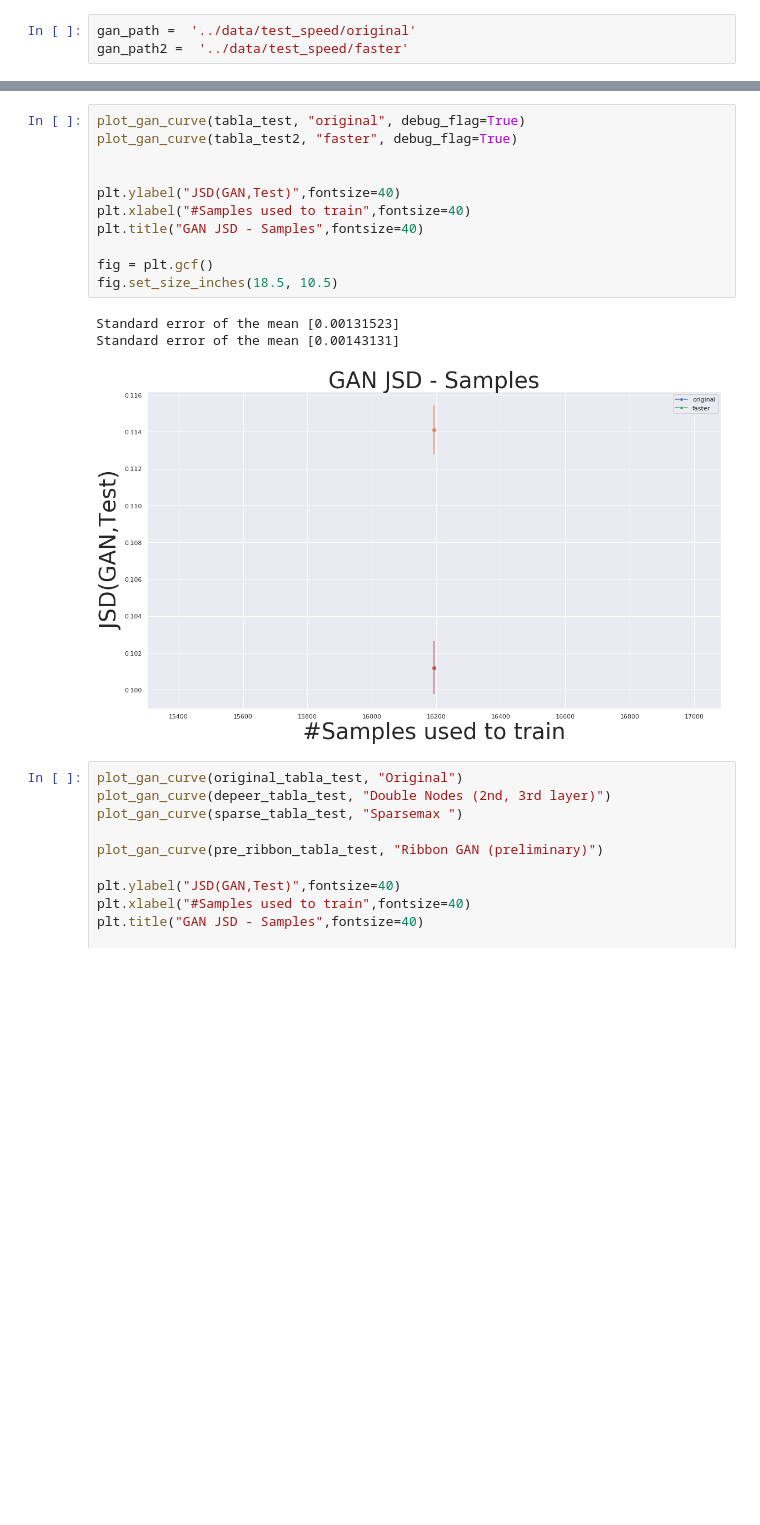
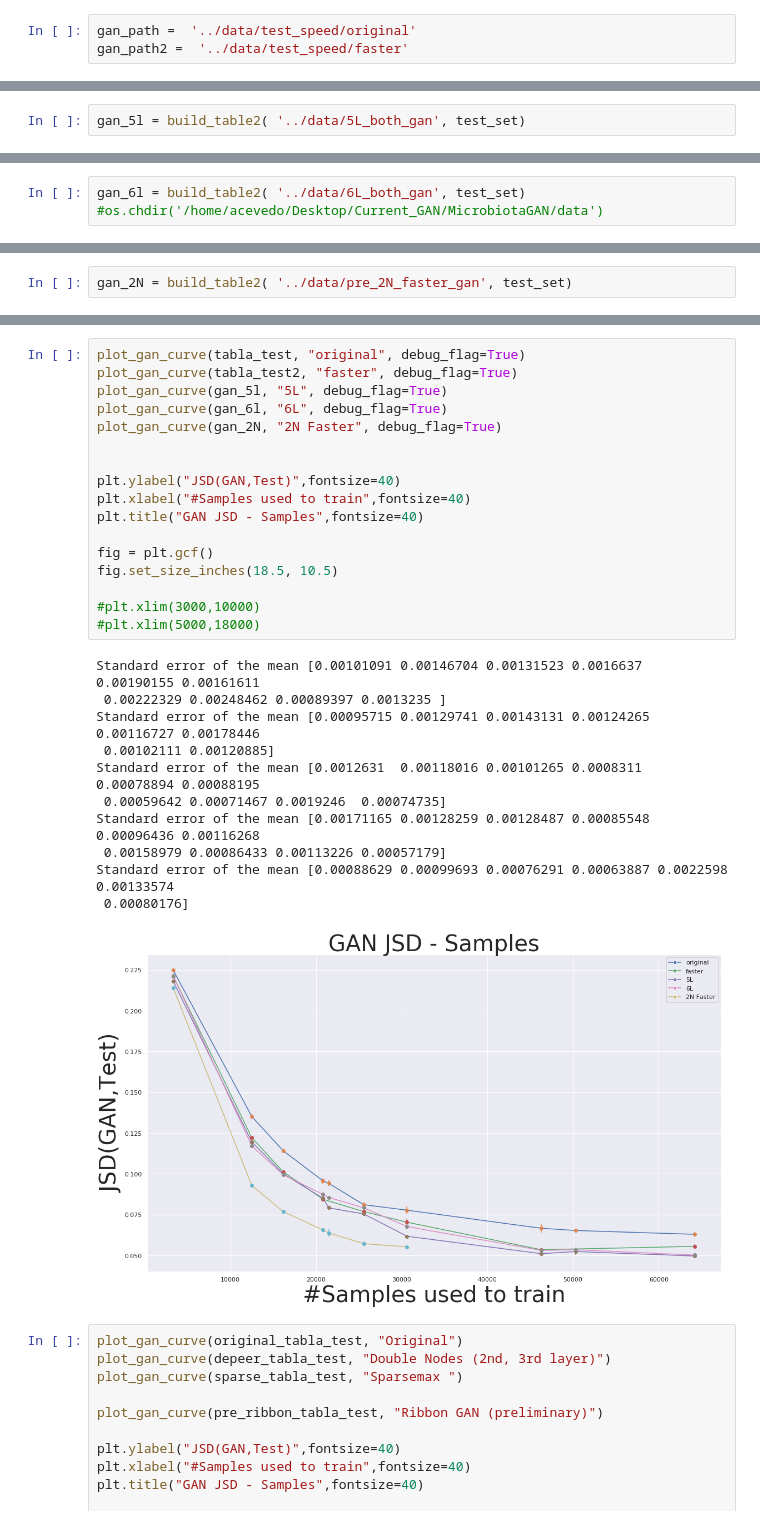
Before and after one commit to acevedo-oscar/MicrobiotaGAN, a Jupyter notebook: notebooks/compara_gan.ipynb, the cells around one changed output, grey strips where cells are left out. Cells and saved outputs as stored; diff of their text form; blank space fills up the shorter version.

Commit message:
added plotting script

```diff
--- a/notebooks/compara_gan.ipynb
+++ b/notebooks/compara_gan.ipynb
@@ -44,0 +63,2 @@ Table Building progress 0.0%
+# %%
+gan_5l = build_table2( '../data/5L_both_gan', test_set)
@@ -44,0 +76,3 @@ Table Building progress 0.0%
+# %%
+gan_6l = build_table2( '../data/6L_both_gan', test_set)
+#os.chdir('/home/acevedo/Desktop/Current_GAN/MicrobiotaGAN/data')
@@ -44,0 +90,2 @@ Table Building progress 0.0%
+# %%
+gan_2N = build_table2( '../data/pre_2N_faster_gan', test_set)
@@ -45,18 +100,32 @@ Table Building progress 0.0%
 # %%
 plot_gan_curve(tabla_test, "original", debug_flag=True)
 plot_gan_curve(tabla_test2, "faster", debug_flag=True)
+plot_gan_curve(gan_5l, "5L", debug_flag=True)
+plot_gan_curve(gan_6l, "6L", debug_flag=True)
+plot_gan_curve(gan_2N, "2N Faster", debug_flag=True)
 
 
 plt.ylabel("JSD(GAN,Test)",fontsize=40)
 plt.xlabel("#Samples used to train",fontsize=40)
 plt.title("GAN JSD - Samples",fontsize=40)
 
 fig = plt.gcf()
 fig.set_size_inches(18.5, 10.5)
+
+#plt.xlim(3000,10000)
+#plt.xlim(5000,18000)
 # %% [output]
-Standard error of the mean [0.00131523]
-Standard error of the mean [0.00143131]
+Standard error of the mean [0.00101091 0.00146704 0.00131523 0.0016637  0.00190155 0.00161611
+ 0.00222329 0.00248462 0.00089397 0.0013235 ]
+Standard error of the mean [0.00095715 0.00129741 0.00143131 0.00124265 0.00116727 0.00178446
+ 0.00102111 0.00120885]
+Standard error of the mean [0.0012631  0.00118016 0.00101265 0.0008311  0.00078894 0.00088195
+ 0.00059642 0.00071467 0.0019246  0.00074735]
+Standard error of the mean [0.00171165 0.00128259 0.00128487 0.00085548 0.00096436 0.00116268
+ 0.00158979 0.00086433 0.00113226 0.00057179]
+Standard error of the mean [0.00088629 0.00099693 0.00076291 0.00063887 0.0022598  0.00133574
+ 0.00080176]
-[figure, old version]
+[figure, new version]
 # %%
 plot_gan_curve(original_tabla_test, "Original")
 plot_gan_curve(depeer_tabla_test, "Double Nodes (2nd, 3rd layer)")
```
Also changed, not shown: parts of 5 cells of this notebook, 21 other files.
